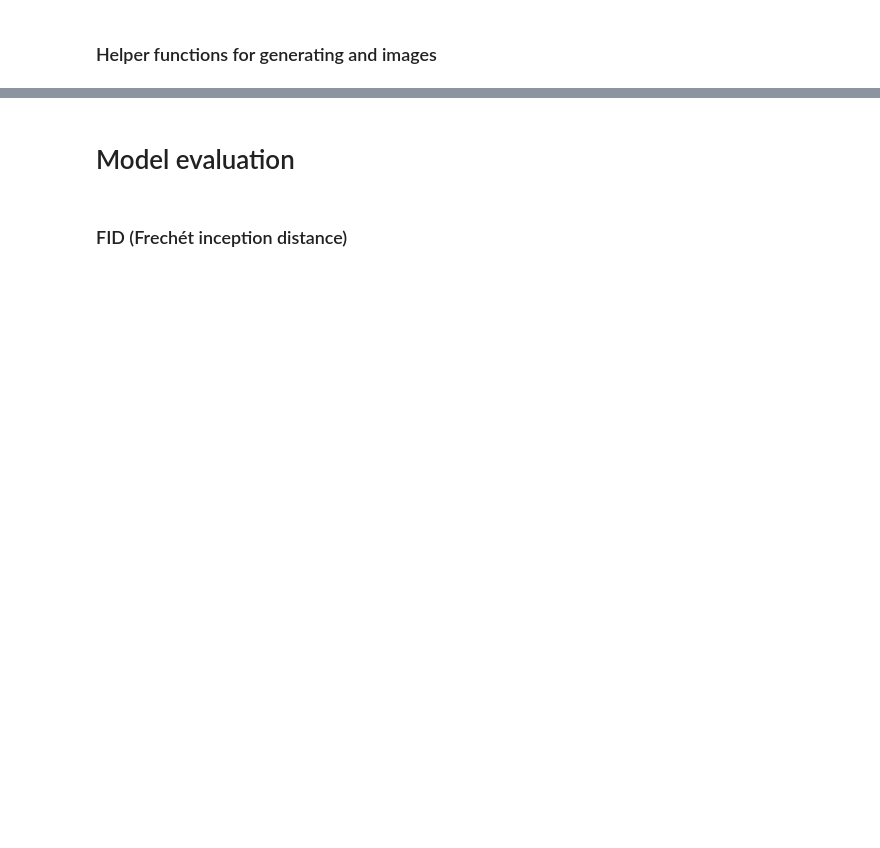
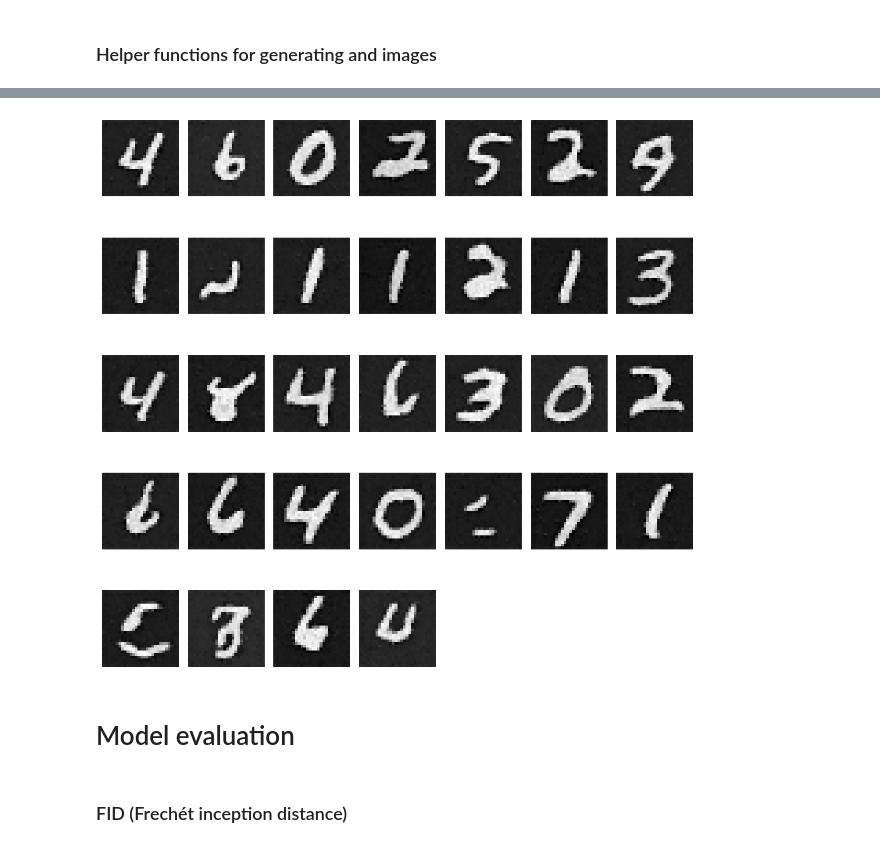
Before and after one commit to RamtinS/diffusion-model, a Jupyter notebook: DDPM.ipynb, the cells around one changed output, grey strips where cells are left out. Drawn from its saved outputs; the diff is of its cells as text; code cells hidden in the pictures; blank space fills up the shorter version.

```diff
--- a/DDPM.ipynb
+++ b/DDPM.ipynb
@@ -143,14 +142,32 @@ def reverse_sample(model, x, t, t_index, condition):
 
 
 @torch.no_grad()
-def p_sample_loop(model,*, shape, conditionals, disable_tqdm = False):
+def p_sample_loop(model,*, shape, conditionals, disable_tqdm = False, showPartial=None):
     b = shape[0]
 
     img = torch.randn(shape, device=gpu)  # Random noised image
 
+    fig, axes = None, None
+    if showPartial is not None:
+        num_plots = TIME_STEP // showPartial + 1
+        fig, axes = plt.subplots(1, num_plots, figsize=(num_plots * 4, 4))
+        axes = axes.flatten() if num_plots > 1 else [axes]
+
+    plot_index = 0
+
     for i in tqdm(reversed(range(0, TIME_STEP)), desc='Sampling loop time step.', total=TIME_STEP, disable=disable_tqdm):
         img = reverse_sample(model=model, x=img, t=torch.full((b,), i, device=gpu, dtype=torch.long), t_index=i,
                              condition=conditionals)
+
+        if showPartial is not None and i % showPartial == 0:
+            axes[plot_index].imshow(img[0].cpu().permute(1, 2, 0).squeeze().numpy(), cmap='gray')
+            axes[plot_index].axis('off')
+            plot_index += 1
+
+    if showPartial is not None:
+        plt.tight_layout()
+        plt.show()
+
     return img
 
 
@@ -403,3 +452,30 @@ def generate_images(total_images=10000, fid_batch_size=1000):
+# %%
+def plot_samples(images , rows=None):
+    if torch.is_tensor(images):
+        images = images.detach().cpu().numpy()
+
+    if rows is None:
+        rows = int(np.sqrt(len(images)))
+
+    cols = len(images) // rows + (1 if len(images) % rows != 0 else 0)
+
+    plt.figure(figsize=(10, 10))
+    for i, img in enumerate(images):
+        plt.subplot(rows, cols, i + 1)
+        plt.imshow(img.reshape(28, 28), cmap='gray')
+        plt.axis('off')
+    plt.tight_layout()
+    plt.show()
+
+numbers = get_random_guidance()
+numbers = nn.functional.one_hot(numbers, num_classes=num_classes)
+numbers = numbers.type(torch.float32)
+
+generated_images = p_sample_loop(diffusion_model, shape=(BATCH_SIZE, channels, image_size, image_size), conditionals=numbers)
+
+plot_samples(generated_images)
+# %% [output]
+[figure, added]
 # %% [markdown]
 # Model evaluation
 # %% [markdown]
```
Also changed, not shown: parts of 13 cells of this notebook.
